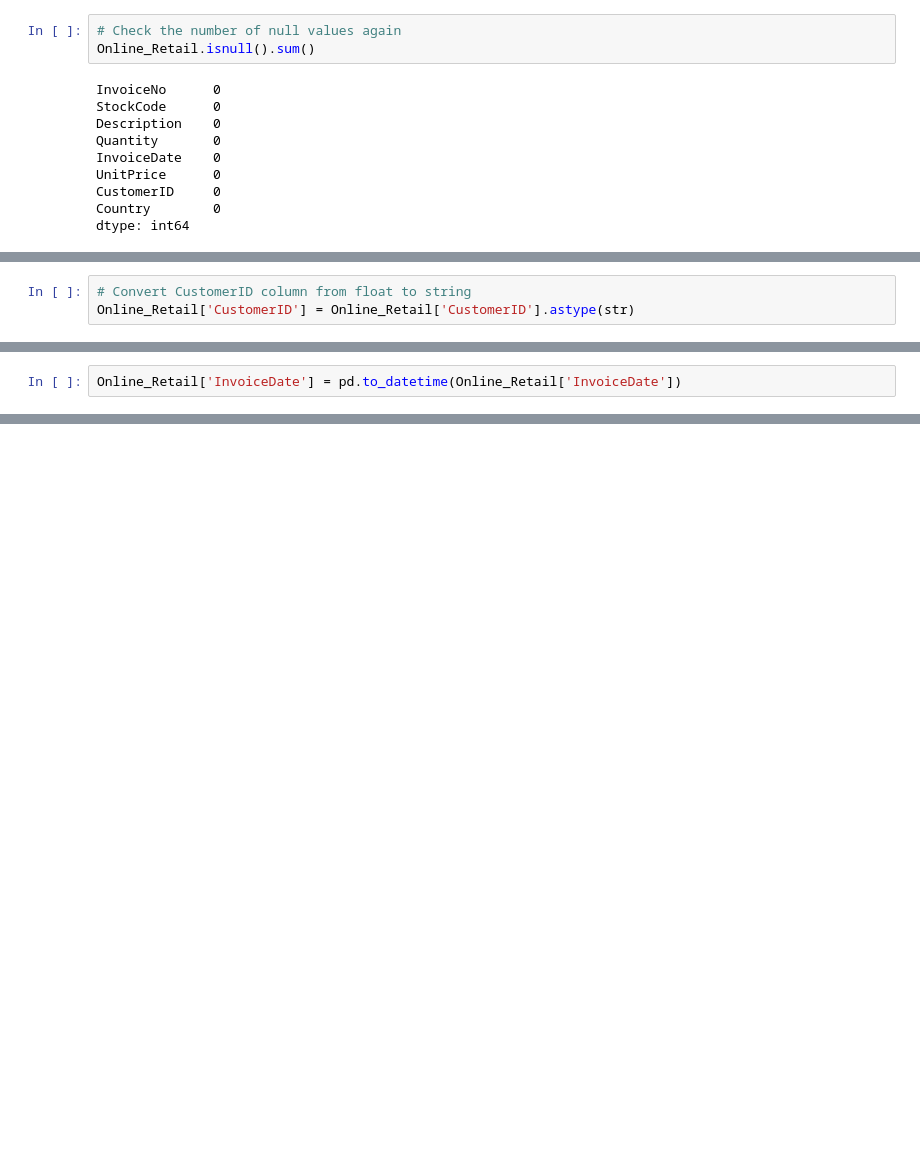
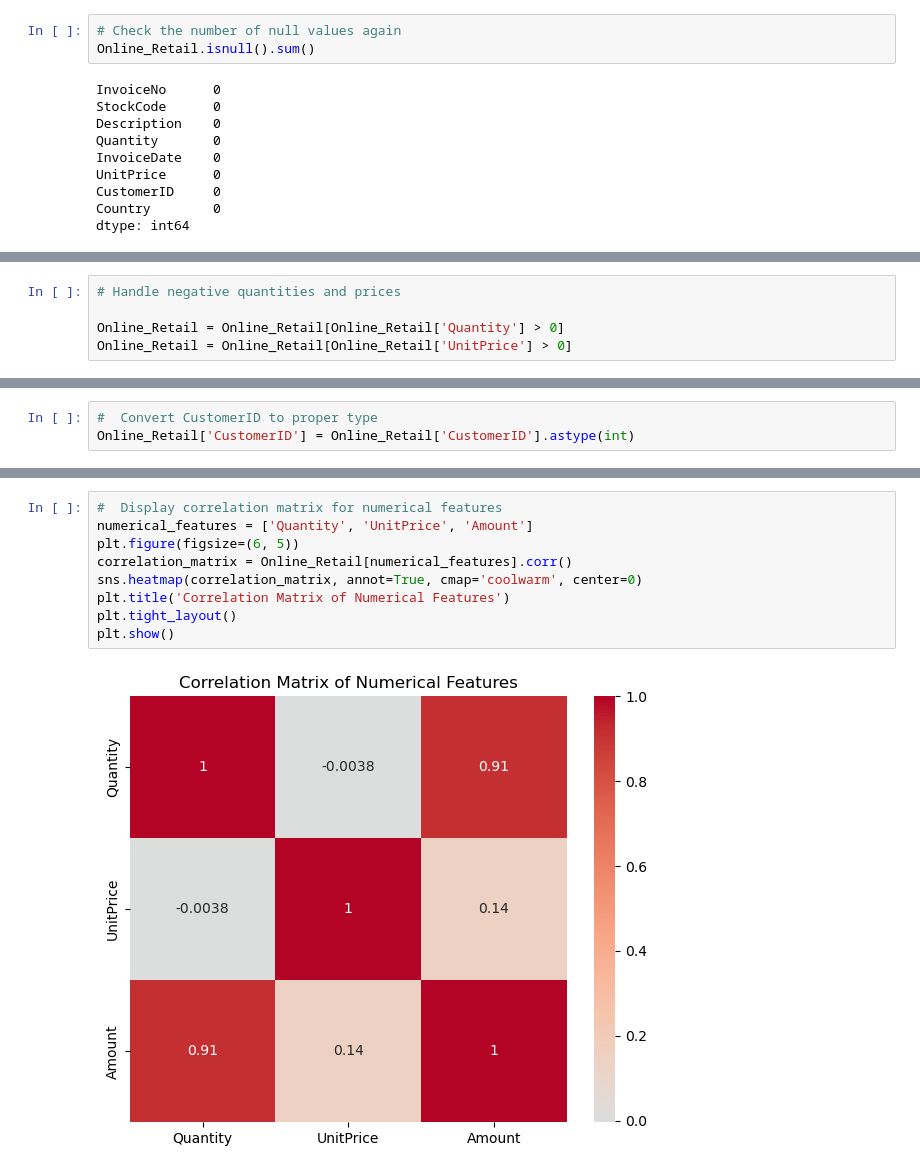
Before and after one commit to Jenithaevanshi/Snapdeal_final_project, a Jupyter notebook: online retail_Jenitha.ipynb, the cells around one changed output, grey strips where cells are left out. Cells and saved outputs as stored; diff of their text form; blank space fills up the shorter version.

```diff
--- a/online retail_Jenitha.ipynb
+++ b/online retail_Jenitha.ipynb
@@ -164,3 +149,0 @@ memory usage: 36.7+ MB
-# %%
-# Convert CustomerID column from float to string
-Online_Retail['CustomerID'] = Online_Retail['CustomerID'].astype(str)
@@ -166,0 +181,5 @@ Online_Retail['CustomerID'] = Online_Retail['CustomerID'].astype(str)
+# %%
+# Handle negative quantities and prices
+
+Online_Retail = Online_Retail[Online_Retail['Quantity'] > 0]
+Online_Retail = Online_Retail[Online_Retail['UnitPrice'] > 0]
@@ -200,2 +334,0 @@ Online_Retail['Amount'] = Online_Retail['UnitPrice'] * Online_Retail['Quantity']
-# %%
-Online_Retail['InvoiceDate'] = pd.to_datetime(Online_Retail['InvoiceDate'])
@@ -220,0 +362,3 @@ Online_Retail.head()
+# %%
+#  Convert CustomerID to proper type
+Online_Retail['CustomerID'] = Online_Retail['CustomerID'].astype(int)
@@ -220,0 +386,11 @@ Online_Retail.head()
+# %%
+#  Display correlation matrix for numerical features
+numerical_features = ['Quantity', 'UnitPrice', 'Amount']
+plt.figure(figsize=(6, 5))
+correlation_matrix = Online_Retail[numerical_features].corr()
+sns.heatmap(correlation_matrix, annot=True, cmap='coolwarm', center=0)
+plt.title('Correlation Matrix of Numerical Features')
+plt.tight_layout()
+plt.show()
+# %% [output]
+[figure, added]
```
Also changed, not shown: parts of 66 cells of this notebook.
